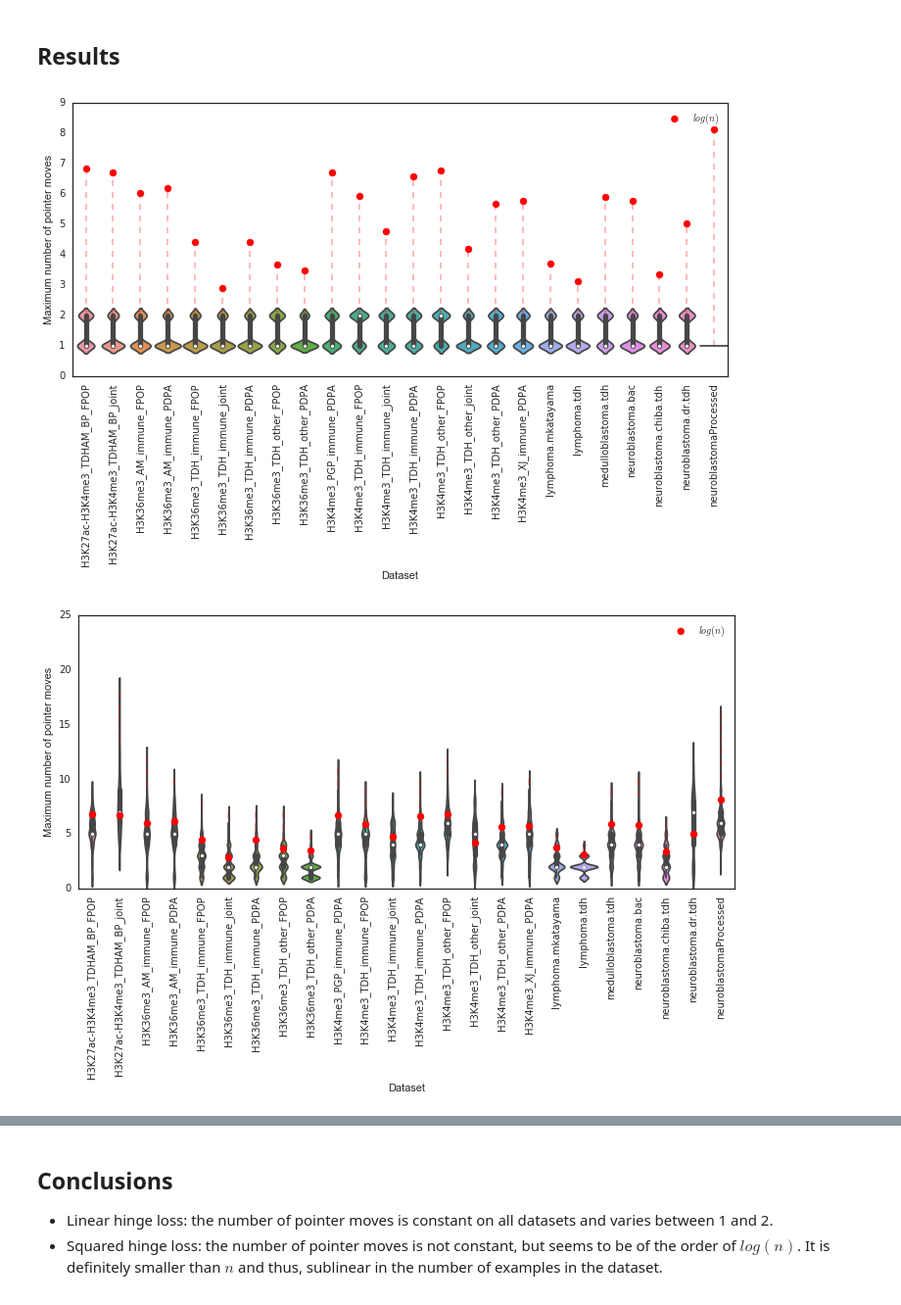
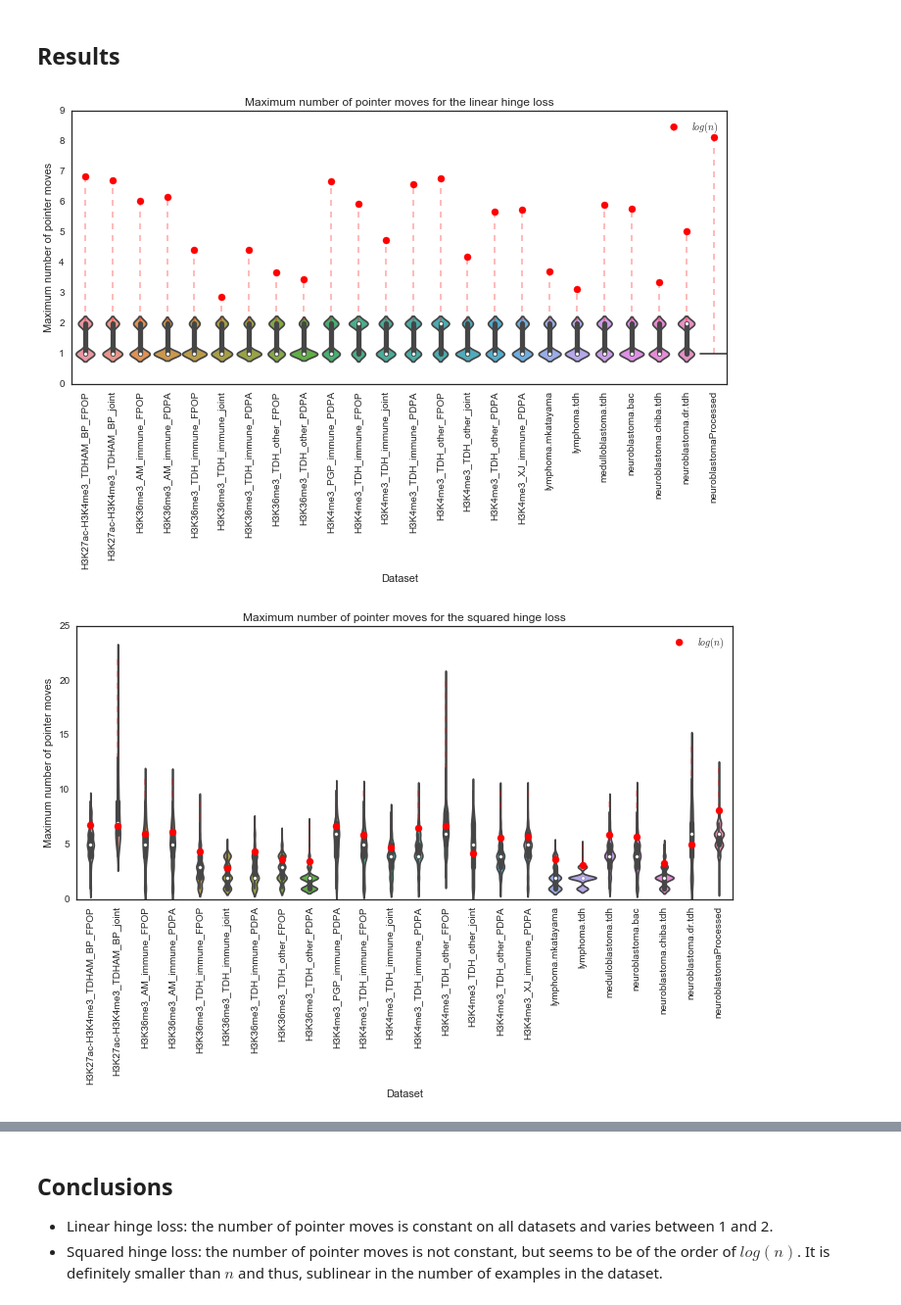
Before and after one commit to tdhock/mmit-paper, a Jupyter notebook: notebooks/experiments/experiment_n_pointer_moves.ipynb, the cells around one changed output, grey strips where cells are left out. Shown at 98% size. Drawn from its saved outputs; the diff is of its cells as text; code cells hidden in the pictures.

Commit message:
Max and average pointer moves

```diff
--- a/notebooks/experiments/experiment_n_pointer_moves.ipynb
+++ b/notebooks/experiments/experiment_n_pointer_moves.ipynb
@@ -43,11 +44,11 @@ def find_datasets(path):
 # %% [markdown]
 ## Experiment
 # %%
-def experiment_pointer_moves(dataset, loss):
+def measure_n_pointer_moves(dataset, loss):
     n_repeats = 10
     loss_codes = dict(linear_hinge=0, squared_hinge=1)
 
-    max_pointer_moves = []
+    all_pointer_moves = []
     for _ in range(n_repeats):
         shuffler = np.arange(dataset.n_examples)
         np.random.shuffle(shuffler)
@@ -58,51 +59,69 @@ def experiment_pointer_moves(dataset, loss):
                 compute_optimal_costs(np.array([yi[0] for yi in y]),
                                       np.array([yi[1] for yi in y]),
                                       epsilon, loss_codes[loss])
-            max_pointer_moves.append(max(pointer_moves))
-    return max_pointer_moves
+            all_pointer_moves.append(pointer_moves)
+    return all_pointer_moves
+
+def summarize(datasets, pointer_moves_by_dataset, func):
+    data = []
+    for i, d in enumerate(datasets):
+        for moves in pointer_moves_by_dataset[i]:
+            data.append([d.name, func(moves)])
+    return pd.DataFrame(data, columns=["dataset", "pointer_moves_summarized"])
 # %% [markdown]
 ## Results
 # %%
-def plot_moves_distribution(datasets, moves_by_dataset, save_name):
+def plot_moves_distribution(datasets, pointer_moves_by_dataset, summary_function, save_name, axis_name, title):
     plt.clf()
     plt.gcf().set_size_inches(12, 5)
 
     # Convert to pandas dataset for seaborn plotting
-    data = []
-    for i, d in enumerate(datasets):
-        for v in moves_by_dataset[i]:
-            data.append([d.name, v])
-    move_counts = pd.DataFrame(data, columns=["dataset", "max_pointer_moves"])
+    move_counts = summarize(datasets, pointer_moves_by_dataset, summary_function)
 
     # Plot the distribution of moves
-    sns.violinplot(x="dataset", y="max_pointer_moves", data=move_counts, width=1.)
+    sns.violinplot(x="dataset", y="pointer_moves_summarized", data=move_counts, width=1.)
     plt.xticks(rotation=90)
 
     # Plot the log number of examples by dataset
     for i, d in enumerate(datasets):
-        plt.vlines(ymin=max(moves_by_dataset[i]), ymax=np.log(d.n_examples), x=i, linestyles="--", color="red", alpha=0.3)
+        ds_max_moves = move_counts["pointer_moves_summarized"].loc[move_counts["dataset"] == d.name].max()
+        plt.vlines(ymin=ds_max_moves, ymax=np.log(d.n_examples), x=i, linestyles="--", color="red", alpha=0.3)
 
     plt.scatter(range(len(datasets)), [np.log(d.n_examples) for d in datasets], color="red", zorder=100, label="$log(n)$",
                s=50)
 
     # Plot formatting
-    plt.ylabel("Maximum number of pointer moves")
+    plt.ylabel(axis_name)
     plt.xlabel("Dataset")
     plt.ylim(ymin=0)
     plt.legend()
 
     # Save it!
     plt.savefig(save_name, bbox_inches="tight")
+    plt.title(title)  # Don't include in the save PDF
     plt.show()
 
 
+np.random.seed(42)
+
 datasets = list(find_datasets("./data"))
 
-linear_hinge_moves_by_dataset = np.array([experiment_pointer_moves(d, "linear_hinge") for d in datasets])
-plot_moves_distribution(datasets, linear_hinge_moves_by_dataset, "linear_hinge_pointer_moves.pdf")
+linear_hinge_moves_by_dataset = [measure_n_pointer_moves(d, "linear_hinge") for d in datasets]
+squared_hinge_moves_by_dataset = [measure_n_pointer_moves(d, "squared_hinge") for d in datasets]
 
-squared_hinge_moves_by_dataset = np.array([experiment_pointer_moves(d, "squared_hinge") for d in datasets])
-plot_moves_distribution(datasets, squared_hinge_moves_by_dataset, "squared_hinge_pointer_moves.pdf")
+plot_type = "Maximum number of pointer moves"
+plot_max = partial(plot_moves_distribution, summary_function=np.max, axis_name=plot_type, datasets=datasets)
+plot_max(pointer_moves_by_dataset=linear_hinge_moves_by_dataset, save_name="linear_hinge_max_pointer_moves.pdf",
+         title=plot_type + " for the linear hinge loss")
+plot_max(pointer_moves_by_dataset=squared_hinge_moves_by_dataset, save_name="squared_hinge_max_pointer_moves.pdf",
+        title=plot_type + " for the squared hinge loss")
+
+plot_type = "Average number of pointer moves"
+plot_mean = partial(plot_moves_distribution, summary_function=np.mean, axis_name=plot_type, datasets=datasets)
+plot_mean(pointer_moves_by_dataset=linear_hinge_moves_by_dataset, save_name="linear_hinge_mean_pointer_moves.pdf",
+          title=plot_type + " for the linear hinge loss")
+plot_mean(pointer_moves_by_dataset=squared_hinge_moves_by_dataset, save_name="squared_hinge_mean_pointer_moves.pdf",
+          title=plot_type + " for the squared hinge loss")
 # %% [output]
-[figure, old version]
+[figure, new version]
-[figure, old version]
+[figure, new version]
```
Also changed, not shown: parts of 2 cells of this notebook.
